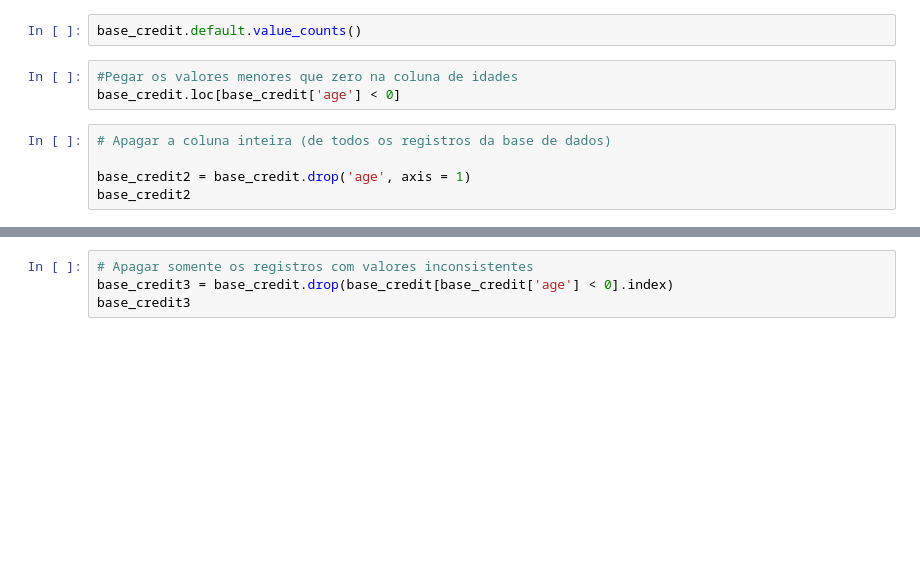
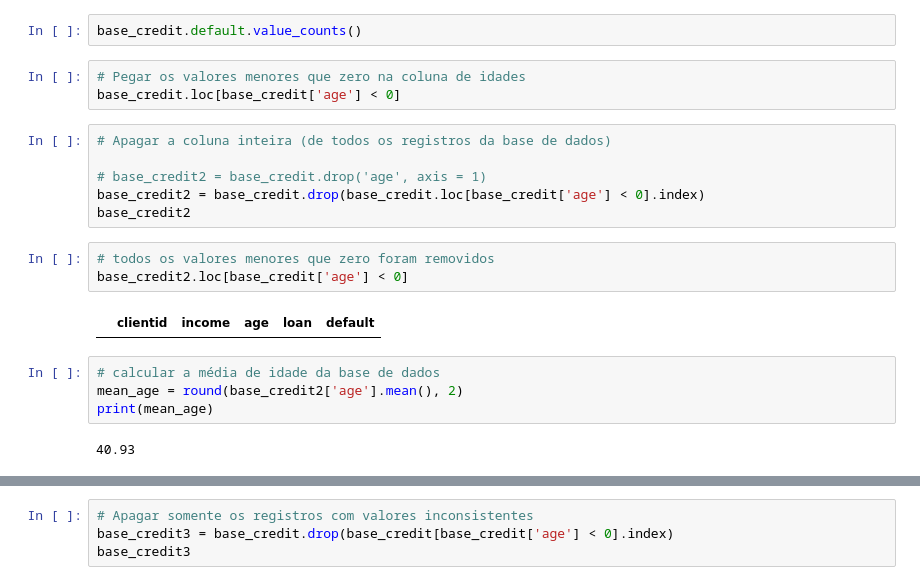
Before and after one commit to alexpatri/artificial-intelligence, a Jupyter notebook: 1-1-inconsistentes-e-faltantes.ipynb, the cells around one changed output, grey strips where cells are left out. Cells and saved outputs as stored; diff of their text form; blank space fills up the shorter version.

```diff
--- a/1-1-inconsistentes-e-faltantes.ipynb
+++ b/1-1-inconsistentes-e-faltantes.ipynb
@@ -40,13 +38,25 @@ base_credit.info()
 # %%
 base_credit.default.value_counts()
 # %%
-#Pegar os valores menores que zero na coluna de idades
+# Pegar os valores menores que zero na coluna de idades
 base_credit.loc[base_credit['age'] < 0]
 # %%
 # Apagar a coluna inteira (de todos os registros da base de dados)
 
-base_credit2 = base_credit.drop('age', axis = 1)
+# base_credit2 = base_credit.drop('age', axis = 1)
+base_credit2 = base_credit.drop(base_credit.loc[base_credit['age'] < 0].index)
 base_credit2
+# %%
+# todos os valores menores que zero foram removidos
+base_credit2.loc[base_credit['age'] < 0]
+# %% [output]
+|  | clientid | income | age | loan | default |
+# %%
+# calcular a média de idade da base de dados
+mean_age = round(base_credit2['age'].mean(), 2)
+print(mean_age)
+# %% [output]
+40.93
 # %%
 # Checar o indice
 base_credit.index
```
Also changed, not shown: parts of 5 cells of this notebook.
